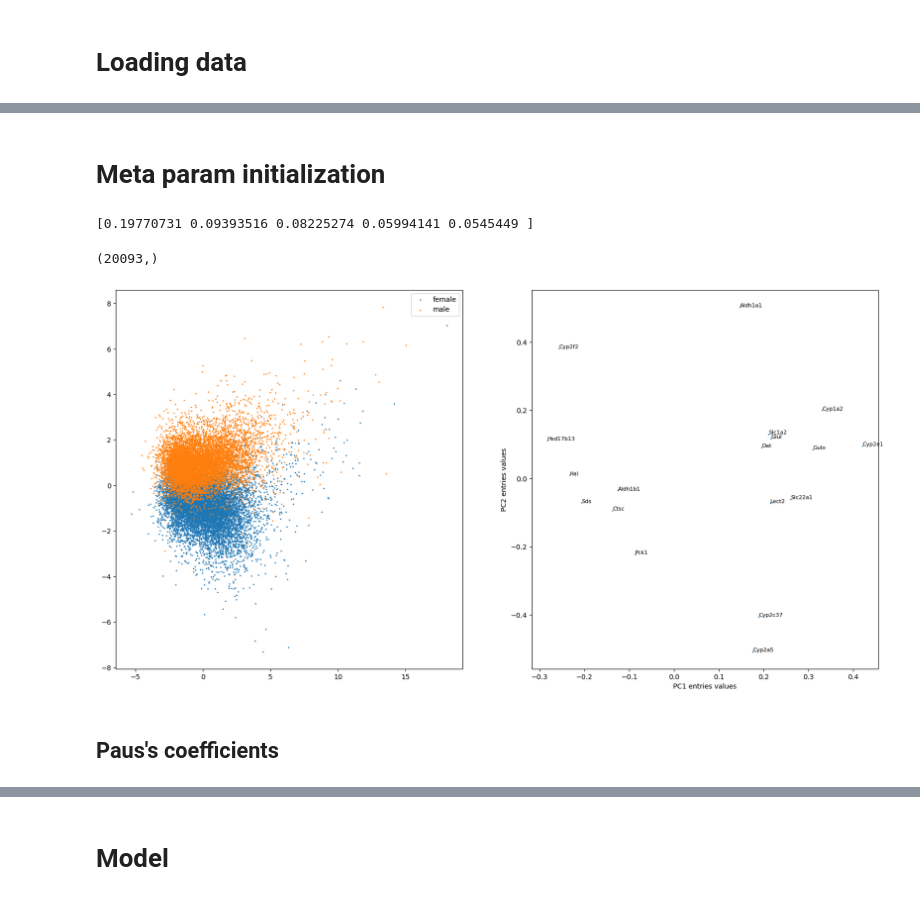
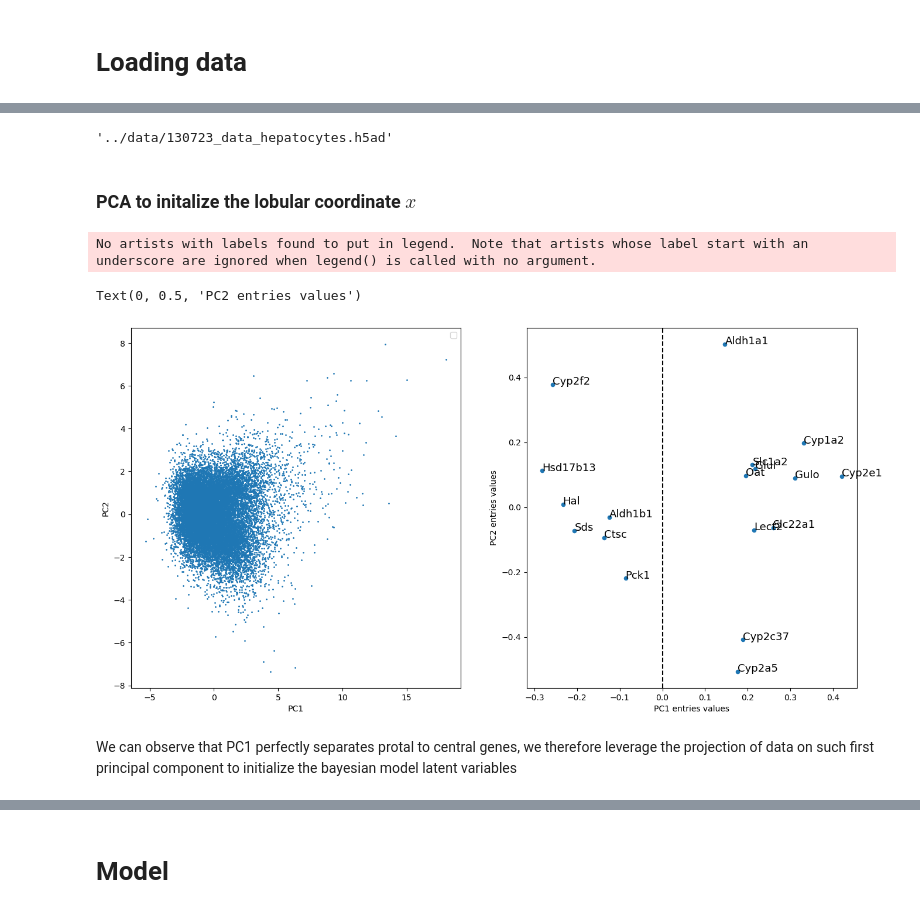
Before and after one commit to naef-lab/LiverZonation, a Jupyter notebook: other_methods/numpyro_MC copy.ipynb, the cells around one changed output, grey strips where cells are left out. Cells and saved outputs as stored; diff of their text form; code cells hidden in the pictures.

```diff
--- a/numpyro_MC.ipynb
+++ b/other_methods/numpyro_MC copy.ipynb
@@ -173,47 +38,53 @@ data_pyro = data[:, genes]
-# %% [markdown]
-# Meta param initialization
+# %%
+path = "../" + cfg.path
+path
+# %% [output]
+'../data/130723_data_hepatocytes.h5ad'
+# %%
+data_0, data, n_c, dm, sample_id, sample_names = md.get_data_from_anndata(
+    path, cfg.genes
+)
+# some useful variables
+NC, NG = data.shape
+NS = dm.shape[1]
+# %% [markdown]
+### PCA to initalize the lobular coordinate $x$
+# %%
+pca = PCA(n_components=2, whiten=False)
+X_pca = data.layers["f_cg"]
+
+# normalize yourself
+X_pca = X_pca - X_pca.mean(axis=0)[None, :]
+X_pca = X_pca / np.sqrt(X_pca.var(axis=0))[None, :]
+PC = pca.fit_transform(X_pca)
 # %%
-pca = PCA(n_components=5, whiten=False)
-X_pca = data_pyro.layers["f_cg"]
+plt.figure(figsize=(16, 8))
+plt.subplot(121)
+plt.scatter(PC[:, 0], PC[:, 1],  s=1)
 
-# normalize yourself
-X_pca = X_pca - X_pca.mean(axis=0)[None, :]
-X_pca = X_pca / np.sqrt(X_pca.var(axis=0))[None, :]
-PC = pca.fit_transform(X_pca)
-
-# Print the explained variance ratio of the first two principal components
-print(pca.explained_variance_ratio_)
-# print(X_pca.data_pca)
-plt.figure(figsize=(20, 10))
-plt.subplot(121)
-plt.scatter(PC[mask_f, 0], PC[mask_f, 1], label="female", s=1)
-plt.scatter(
-    PC[np.logical_not(mask_f), 0], PC[np.logical_not(mask_f), 1], label="male", s=1
-)
 plt.legend()
+plt.xlabel("PC1")
+plt.ylabel("PC2")
 # plt.scatter(PC[:,0], PC[:,1], s=1,  c=mask_f, cmap='plasma')
 # first two eigenvectors
 x = pca.components_[0, :]
 y = pca.components_[1, :]
+
 plt.subplot(122)
-plt.scatter(x, y, s=1)
+plt.scatter(x, y, 20)
 ix = np.abs(x) > np.percentile(np.abs(x), 0)
 iy = np.abs(y) > np.percentile(np.abs(y), 0)
 ii = np.logical_or(ix, iy)
 # print(np.sum(ii))
-for i, txt in enumerate(data_pyro.var.index[ii]):
-    plt.annotate(txt, (x[ii][i], y[ii][i]), fontsize=8)
+for i, txt in enumerate(data.var.index[ii]):
+    plt.annotate(txt, (x[ii][i], y[ii][i]), fontsize=13)
+
+#plot a vertical line for x = 0
+plt.axvline(x=0, color='k', linestyle='--')
+
 plt.xlabel("PC1 entries values")
 plt.ylabel("PC2 entries values")
-
-# define initial x's
-x_unif = PC[:, 0]
-x_unif = x_unif - x_unif.mean()
-x_unif = x_unif / np.sqrt(x_unif.var())
-x_unif.shape
 # %% [output]
-[0.19770731 0.09393516 0.08225274 0.05994141 0.0545449 ]
+No artists with labels found to put in legend.  Note that artists whose label start with an underscore are ignored when legend() is called with no argument.
-(20093,)
+Text(0, 0.5, 'PC2 entries values')
-[figure, old version]
+[figure, new version]
-# %% [markdown]
-## Paus's coefficients
@@ -281,0 +91,2 @@ for gi, g in enumerate(genes):
+# %% [markdown]
+We can observe that PC1 perfectly separates protal to central genes, we therefore leverage the projection of data on such first principal component to initialize the bayesian model latent variables
```
Also changed, not shown: parts of 32 cells of this notebook, 11 other files.
